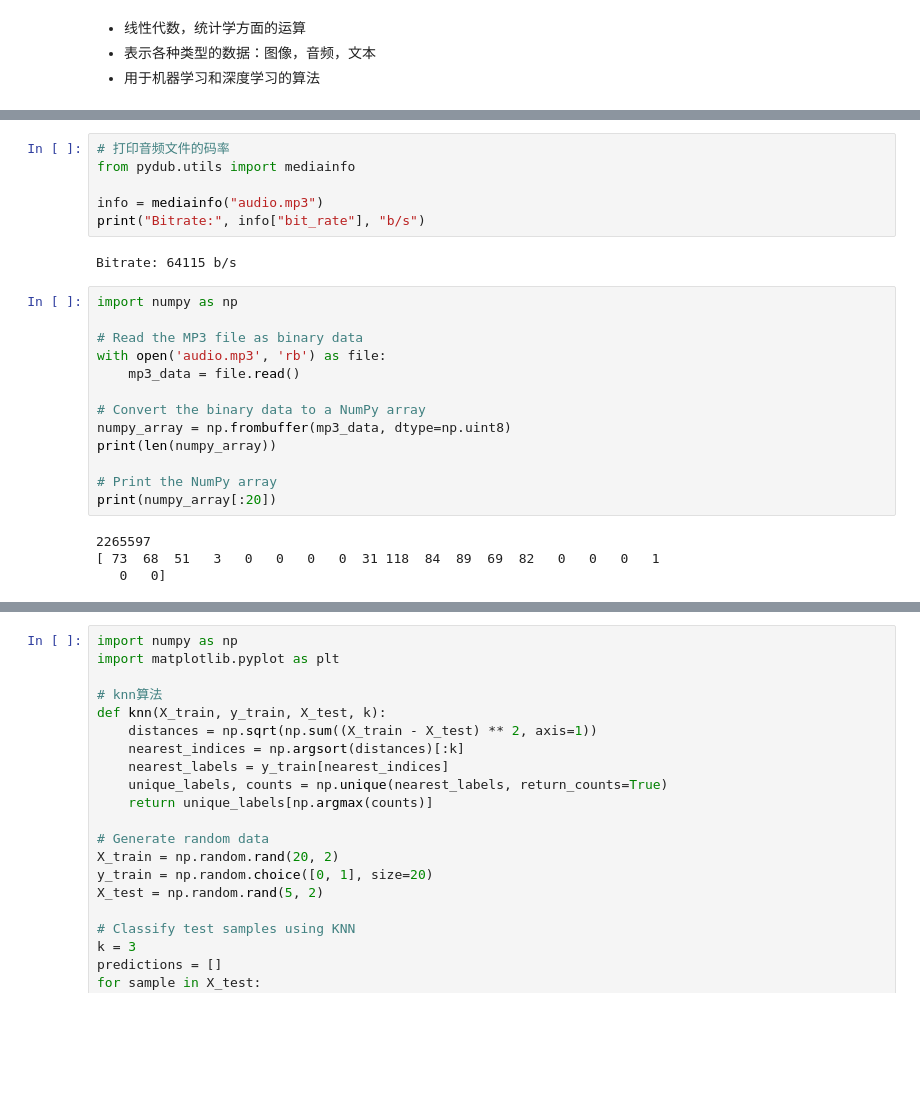
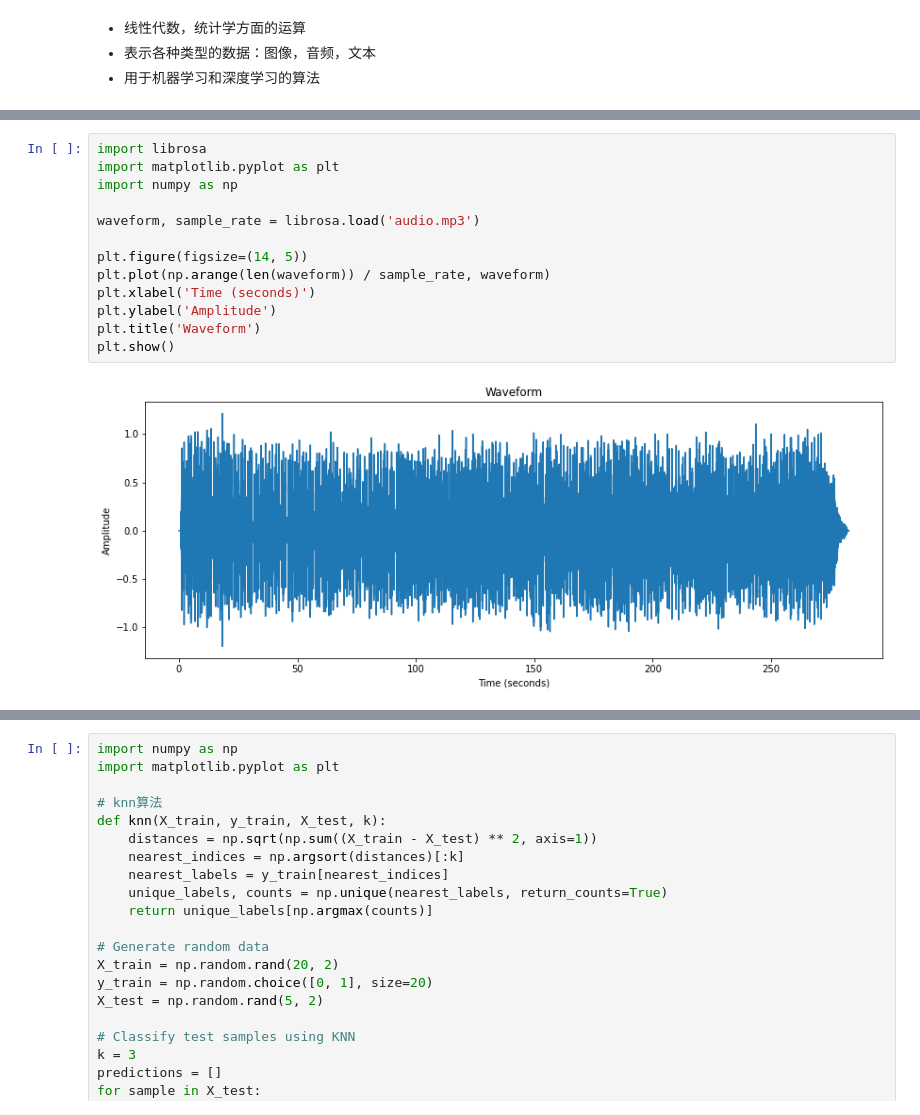
Before and after one commit to zhoujing204/python_course, a Jupyter notebook: src/12-introducing-numpy-and-pandas/12-introducing-numpy-and-pandas.ipynb, the cells around one changed output, grey strips where cells are left out. Cells and saved outputs as stored; diff of their text form; blank space fills up the shorter version.

Commit message:
read audio file and plot the audio waveform.

```diff
--- a/src/12-introducing-numpy-and-pandas/12-introducing-numpy-and-pandas.ipynb
+++ b/src/12-introducing-numpy-and-pandas/12-introducing-numpy-and-pandas.ipynb
@@ -398,31 +399,21 @@ import IPython
 IPython.display.Audio("audio.mp3")
 # %% [output]
 [interactive output not drawn]
-# %%
-# 打印音频文件的码率
-from pydub.utils import mediainfo
-
-info = mediainfo("audio.mp3")
-print("Bitrate:", info["bit_rate"], "b/s")
-# %% [output]
-Bitrate: 64115 b/s
-# %%
-import numpy as np
-
-# Read the MP3 file as binary data
-with open('audio.mp3', 'rb') as file:
-    mp3_data = file.read()
-
-# Convert the binary data to a NumPy array
-numpy_array = np.frombuffer(mp3_data, dtype=np.uint8)
-print(len(numpy_array))
-
-# Print the NumPy array
-print(numpy_array[:20])
-# %% [output]
-2265597
-[ 73  68  51   3   0   0   0   0  31 118  84  89  69  82   0   0   0   1
-   0   0]
+# %%
+import librosa
+import matplotlib.pyplot as plt
+import numpy as np
+
+waveform, sample_rate = librosa.load('audio.mp3')
+
+plt.figure(figsize=(14, 5))
+plt.plot(np.arange(len(waveform)) / sample_rate, waveform)
+plt.xlabel('Time (seconds)')
+plt.ylabel('Amplitude')
+plt.title('Waveform')
+plt.show()
+# %% [output]
+[figure, added]
 # %% [markdown]
 ![image data](./img/2023-10-27-14-20-34.png)
 # %% [markdown]
```
Also changed, not shown: parts of 1 cell of this notebook.
